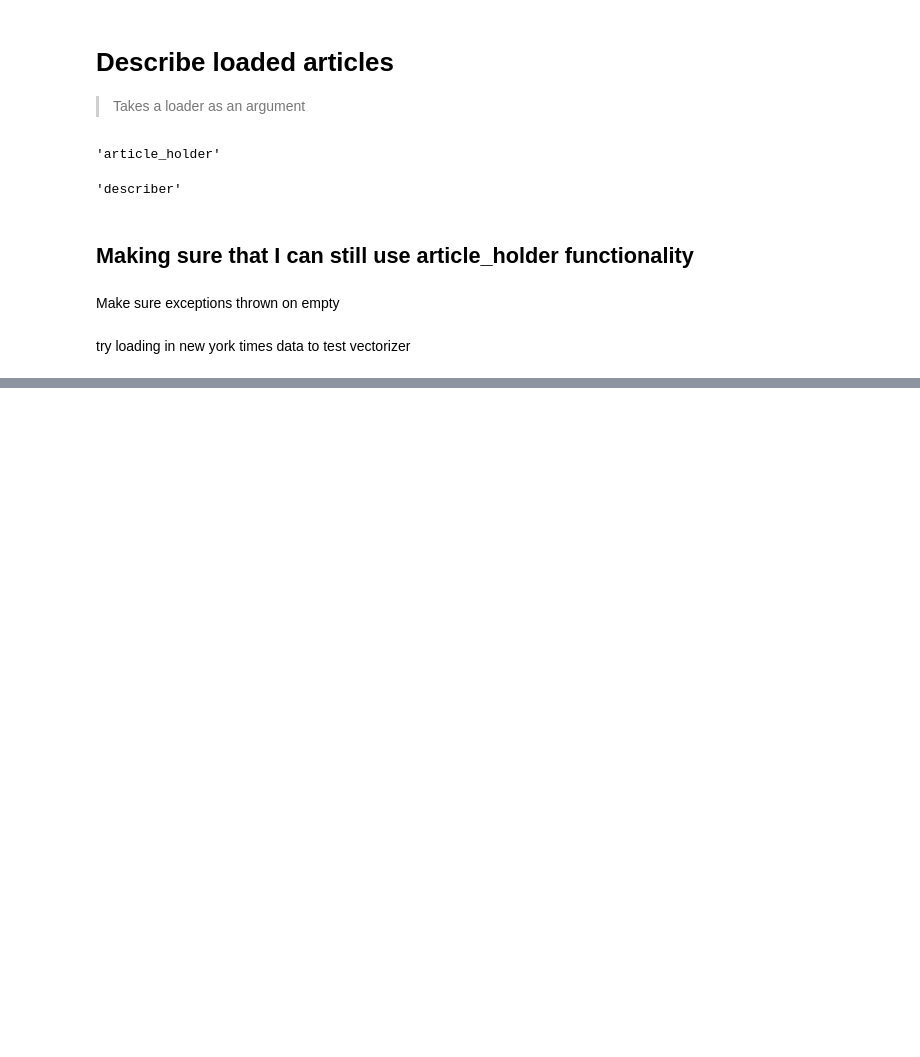
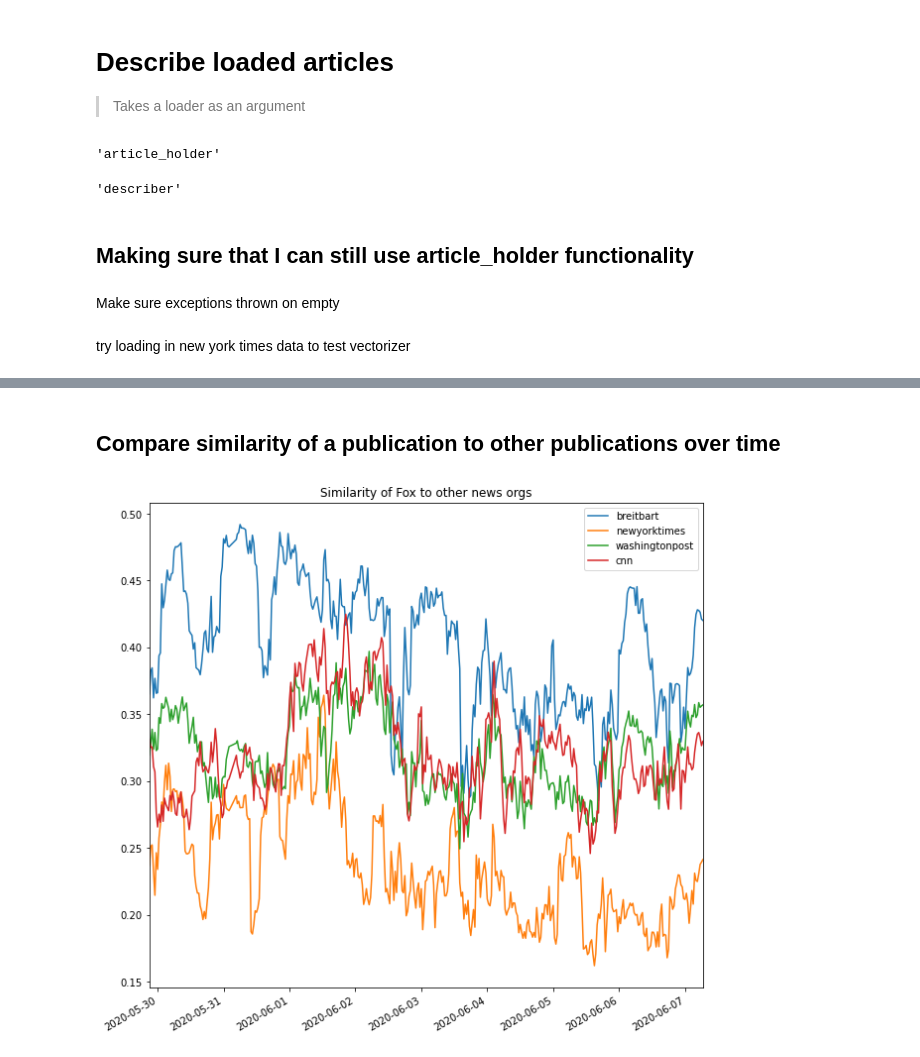
Before and after one commit to brockmanmatt/NewsTrends, a Jupyter notebook: 01_descriptive_analysis.ipynb, the cells around one changed output, grey strips where cells are left out. Cells and saved outputs as stored; diff of their text form; code cells hidden in the pictures; blank space fills up the shorter version.

Commit message:
messing with similaritie

```diff
--- a/01_descriptive_analysis.ipynb
+++ b/01_descriptive_analysis.ipynb
@@ -225,0 +271,44 @@ assert(len(test.generateCoOccurances(topK=15))==15)
+# %%
+test = describer()
+test.set_articleDir(path="../CoverageTrends")
+test.load_articles()
+
+test2 = describer()
+test2.load_article_holder(test)
+rslt = test2.generateDifferences(topK=30)
+# %% [markdown]
+## Compare similarity of a publication to other publications over time
+# %%
+#export
+"""
+This doesn't actually do anything useful, I've been playing with doing different things,
+but I can't figure out what I want it to do
+"""
+class describer(describer):
+    "Now having cooccurances could be nice"
+
+    def similarityOverTime(self, endogenous:str, exogenous:list=[], lastNScrapes:int=6, scope=10):
+        "caluculate tfidf most similar to publisher, shuold through glove in here too"
+        vectorizer = TfidfVectorizer(stop_words = self.stopwords, max_features=10000)
+        vectorizer.fit(self.df.quickReplace)
+        self.df.date = pd.to_datetime(self.df.date)
+
+        recent_dates = sorted(self.df.date.unique())
+        today = self.df.date.max()
+
+        cosims = pd.DataFrame()
+
+        for i in range(1,scope+1):
+            df = self.df[self.df.date == recent_dates[-i]]
+            endo = vectorizer.transform(df[df.source==endogenous].quickReplace).sum(axis=0)
+
+            for exo in exogenous:
+                exog = vectorizer.transform(df[df.source==exo].quickReplace).sum(axis=0)
+                cosims.at[exo, recent_dates[-i]] = cosine_similarity(endo, exog)
+        #for testing purposes
+        self.cosims = cosims
+        return cosims
+# %%
+test2 = describer()
+test2.load_article_holder(test)
+foxsims = test2.similarityOverTime("foxnews", exogenous=["breitbart", "newyorktimes", "washingtonpost", "cnn"], scope=400)
@@ -225,0 +317,5 @@ assert(len(test.generateCoOccurances(topK=15))==15)
+# %%
+test2.cosims.T.plot(figsize=(10,10), title="Similarity of Fox to other news orgs")
+plt.show()
+# %% [output]
+[figure, added]
```
Also changed, not shown: parts of 4 cells of this notebook, 2 other files.
